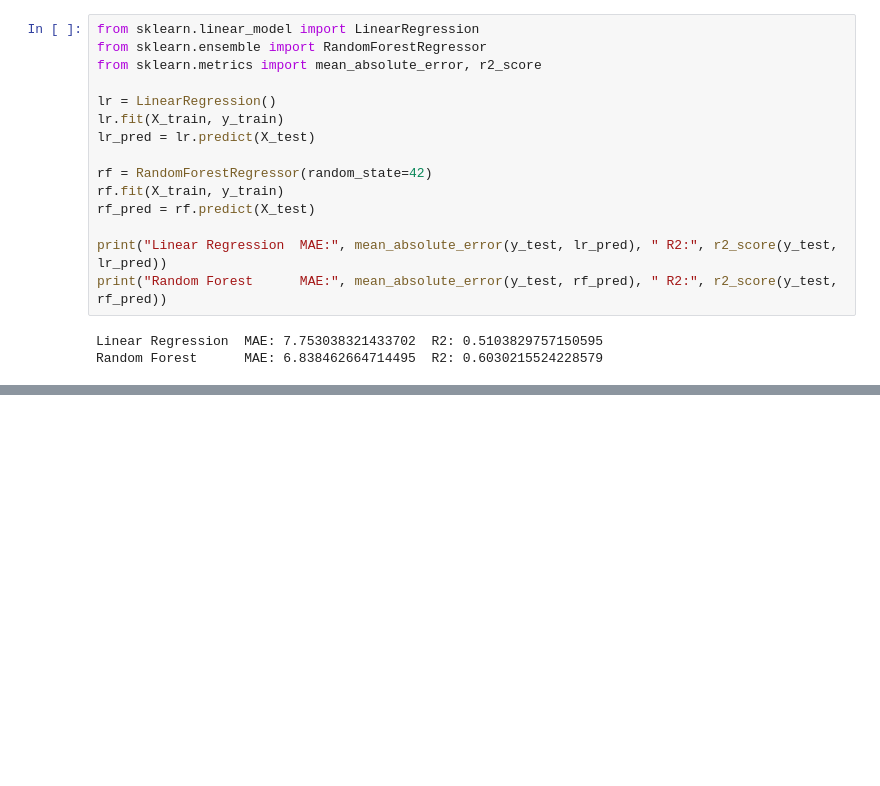
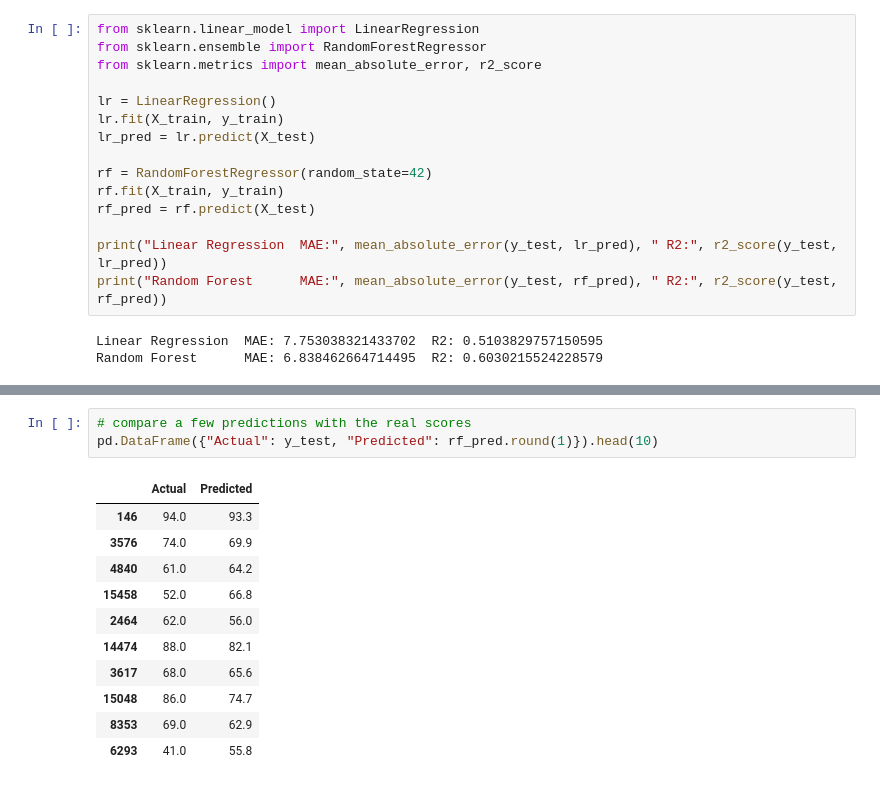
Before and after one commit to adj06/video-game-rating-predictor, a Jupyter notebook: sample.ipynb, the cells around one changed output, grey strips where cells are left out. Cells and saved outputs as stored; diff of their text form; blank space fills up the shorter version.

```diff
--- a/sample.ipynb
+++ b/sample.ipynb
@@ -145,0 +161,15 @@ Random Forest      MAE: 6.838462664714495  R2: 0.6030215524228579
+# %%
+# compare a few predictions with the real scores
+pd.DataFrame({"Actual": y_test, "Predicted": rf_pred.round(1)}).head(10)
+# %% [output]
+|  | Actual | Predicted |
+| 146 | 94.0 | 93.3 |
+| 3576 | 74.0 | 69.9 |
+| 4840 | 61.0 | 64.2 |
+| 15458 | 52.0 | 66.8 |
+| 2464 | 62.0 | 56.0 |
+| 14474 | 88.0 | 82.1 |
+| 3617 | 68.0 | 65.6 |
+| 15048 | 86.0 | 74.7 |
+| 8353 | 69.0 | 62.9 |
+| 6293 | 41.0 | 55.8 |
```
Also changed, not shown: parts of 3 cells of this notebook.
